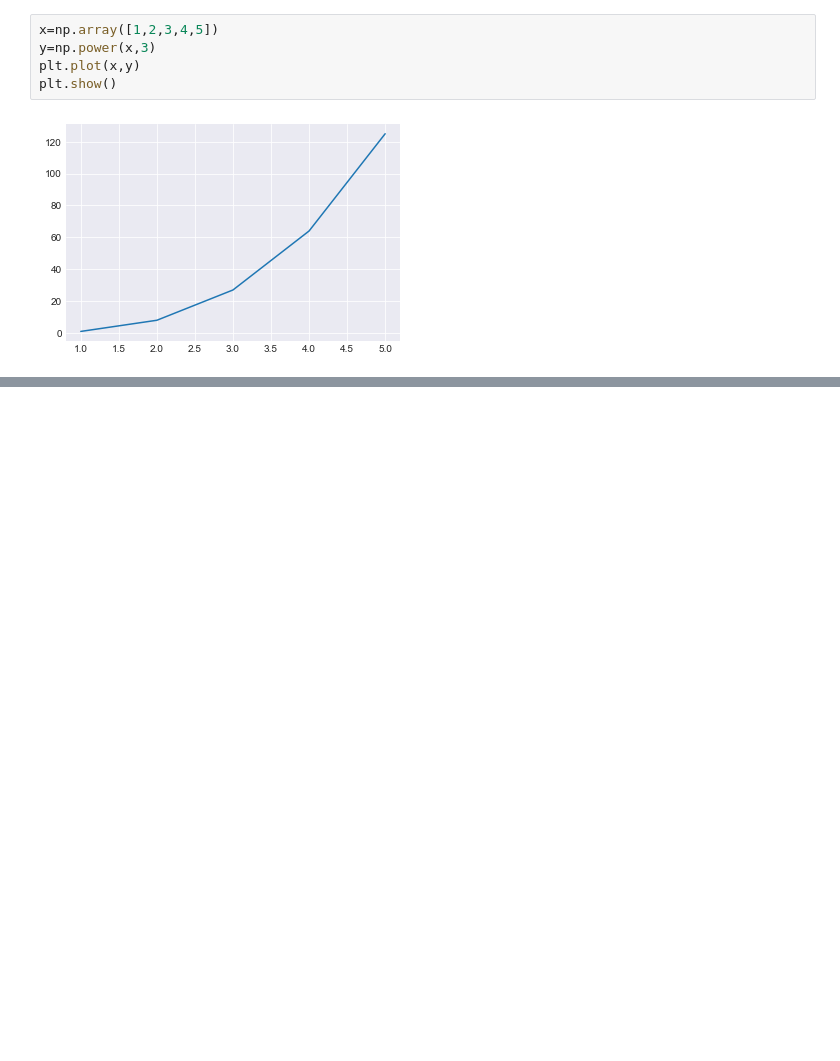
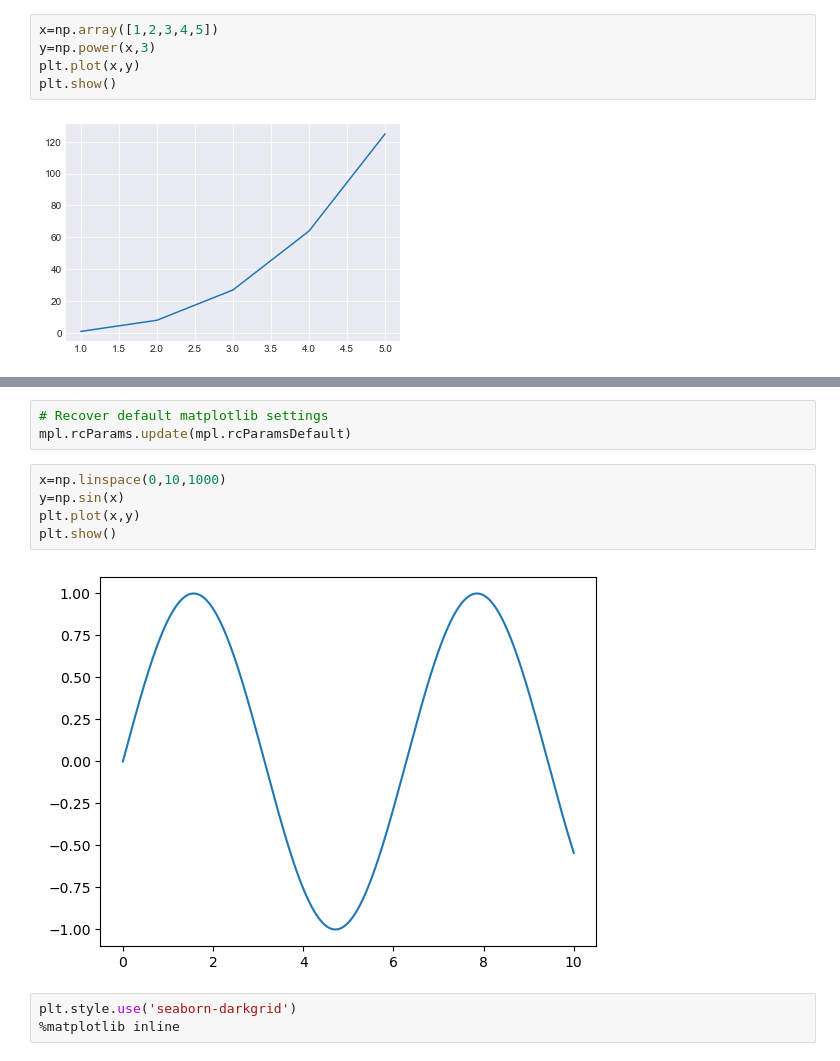
Before and after one commit to uannabi/MatPlotLibGraph, a Jupyter notebook: LineGraph.ipynb, the cells around one changed output, grey strips where cells are left out. Cells and saved outputs as stored; diff of their text form; blank space fills up the shorter version.

```diff
--- a/LineGraph.ipynb
+++ b/LineGraph.ipynb
@@ -19,0 +25,13 @@ y=np.sin(x)
+# %%
+# Recover default matplotlib settings
+mpl.rcParams.update(mpl.rcParamsDefault)
+# %%
+x=np.linspace(0,10,1000)
+y=np.sin(x)
+plt.plot(x,y)
+plt.show()
+# %% [output]
+[figure, added]
+# %%
+plt.style.use('seaborn-darkgrid')
+%matplotlib inline
```
Also changed, not shown: parts of 7 cells of this notebook.
